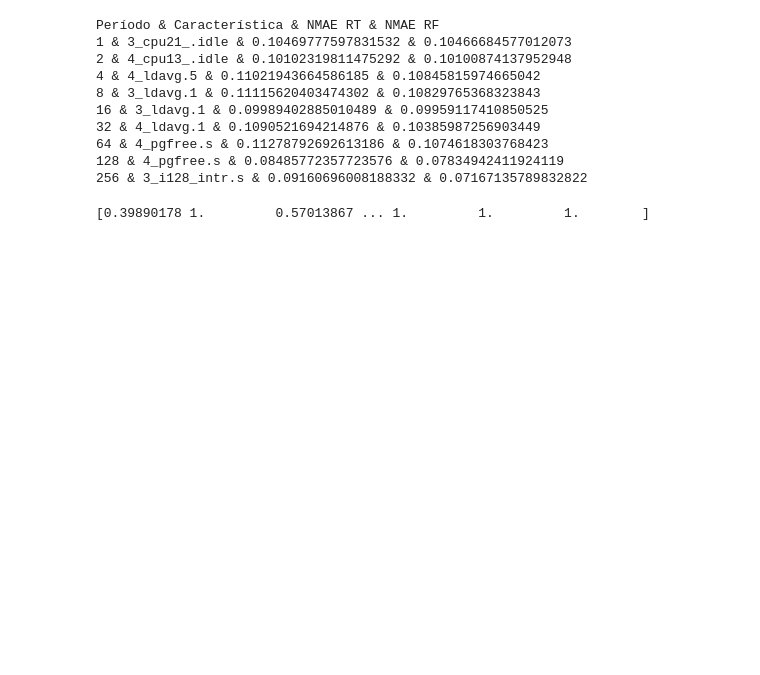
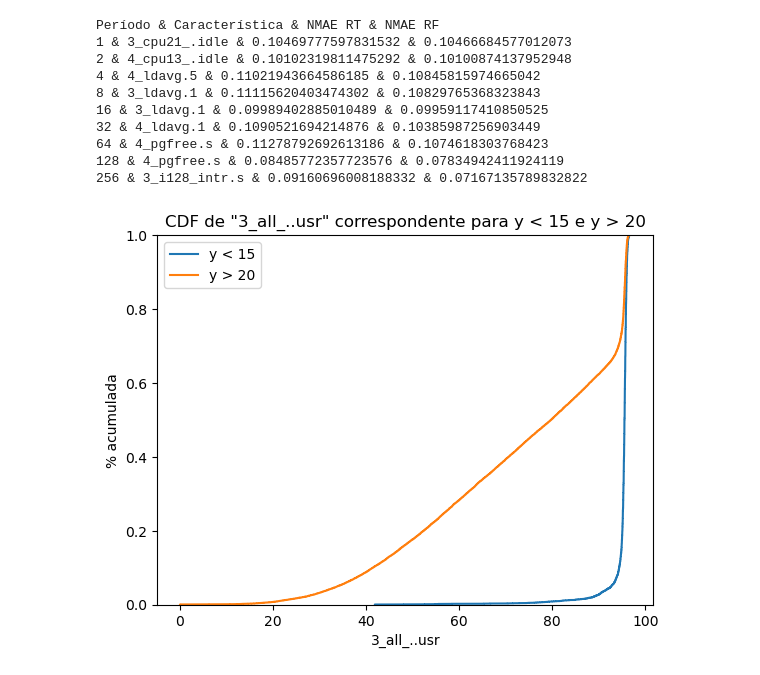
Before and after one commit to DaviVilarinho/ic-intervalo-qos, a Jupyter notebook: AnaliseTPTT.ipynb, the cells around one changed output. Cells and saved outputs as stored; diff of their text form; code cells hidden in the pictures; blank space fills up the shorter version.

Commit message:
kde para nmae dividida

```diff
--- a/AnaliseTPTT.ipynb
+++ b/AnaliseTPTT.ipynb
@@ -138,5 +138,23 @@ Período & Característica & NMAE RT & NMAE RF
 128 & 4_pgfree.s & 0.08485772357723576 & 0.07834942411924119
 256 & 3_i128_intr.s & 0.09160696008188332 & 0.07167135789832822
 # %%
+xmenorque15 = x[y['DispFrames'] < 15]
+ymenorque15 = y[y['DispFrames'] < 15]
+
+xmaiorque20 = x[y['DispFrames'] > 20]
+ymaiorque20 = y[y['DispFrames'] > 20]
-# %% [output]
-[0.39890178 1.         0.57013867 ... 1.         1.         1.        ]
+# %%
+import numpy as np
+import matplotlib.pyplot as plt
+import seaborn as sns
+
+plt.title('CDF de "3_all_..usr" correspondente para y < 15 e y > 20')
+plt.ylabel('% acumulada')
+plt.xlabel('3_all_..usr')
+
+sns.ecdfplot(xmenorque15['3_all_..usr'], label='y < 15')
+sns.ecdfplot(xmaiorque20['3_all_..usr'], label='y > 20')
+plt.legend()
+plt.show()
+# %% [output]
+[figure, added]
```
Also changed, not shown: parts of 5 cells of this notebook, 1 other file.
